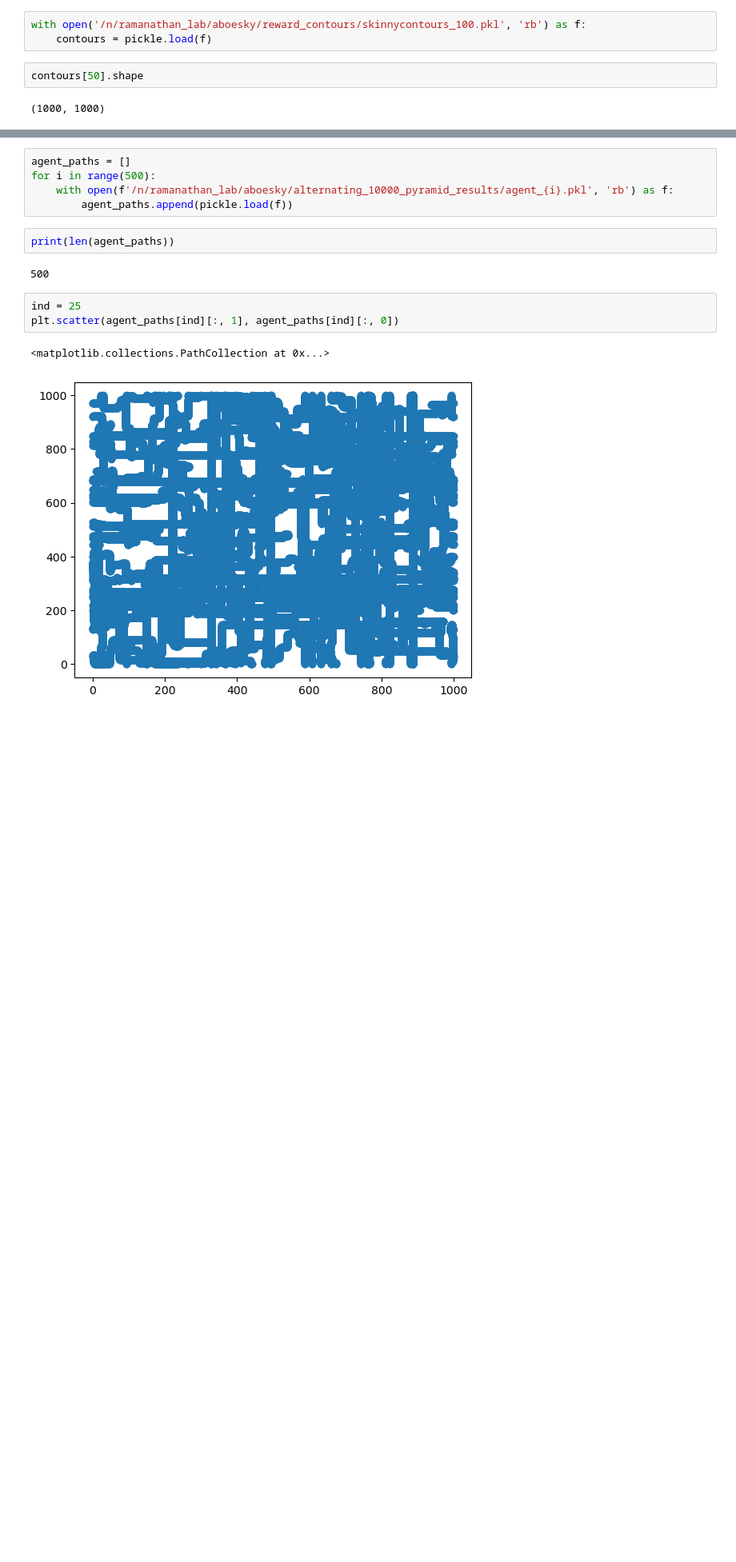
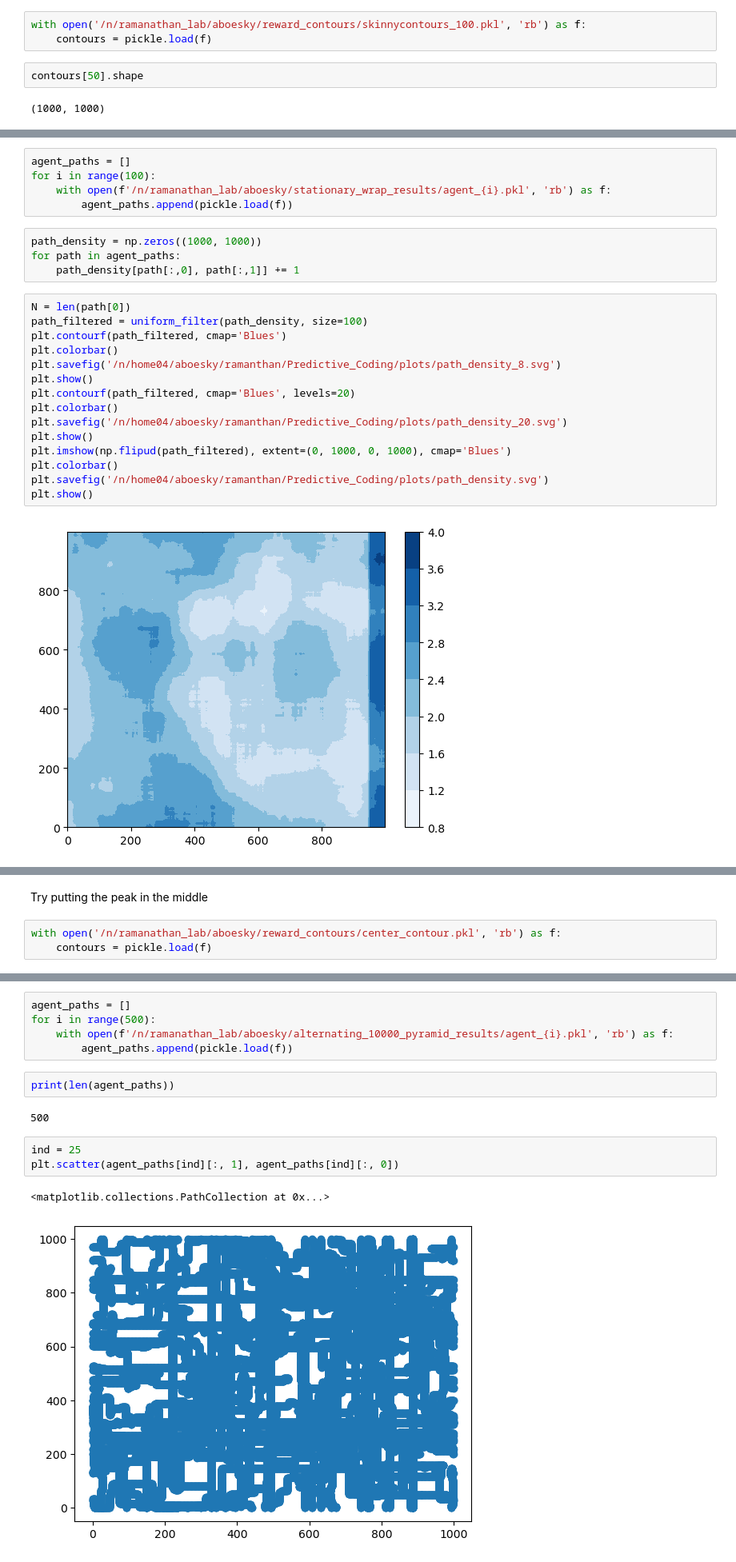
Before and after one commit to Adam-Boesky/Predictive_Coding, a Jupyter notebook: moving_peak/plotting.ipynb, the cells around one changed output, grey strips where cells are left out. Shown at 80% size. Saved outputs shown, nothing was run; the diff lists cells and outputs as text; blank space fills up the shorter version.

```diff
--- a/moving_peak/plotting.ipynb
+++ b/moving_peak/plotting.ipynb
@@ -18,0 +21,26 @@ plt.colorbar()
+# %%
+agent_paths = []
+for i in range(100):
+    with open(f'/n/ramanathan_lab/aboesky/stationary_wrap_results/agent_{i}.pkl', 'rb') as f:
+        agent_paths.append(pickle.load(f))
+# %%
+path_density = np.zeros((1000, 1000))
+for path in agent_paths:
+    path_density[path[:,0], path[:,1]] += 1
+# %%
+N = len(path[0])
+path_filtered = uniform_filter(path_density, size=100)
+plt.contourf(path_filtered, cmap='Blues')
+plt.colorbar()
+plt.savefig('/n/home04/aboesky/ramanthan/Predictive_Coding/plots/path_density_8.svg')
+plt.show()
+plt.contourf(path_filtered, cmap='Blues', levels=20)
+plt.colorbar()
+plt.savefig('/n/home04/aboesky/ramanthan/Predictive_Coding/plots/path_density_20.svg')
+plt.show()
+plt.imshow(np.flipud(path_filtered), extent=(0, 1000, 0, 1000), cmap='Blues')
+plt.colorbar()
+plt.savefig('/n/home04/aboesky/ramanthan/Predictive_Coding/plots/path_density.svg')
+plt.show()
+# %% [output]
+[figure, added]
@@ -18,0 +49,5 @@ plt.colorbar()
+# %% [markdown]
+Try putting the peak in the middle
+# %%
+with open('/n/ramanathan_lab/aboesky/reward_contours/center_contour.pkl', 'rb') as f:
+    contours = pickle.load(f)
```
Also changed, not shown: parts of 9 cells of this notebook, 3 other files.
